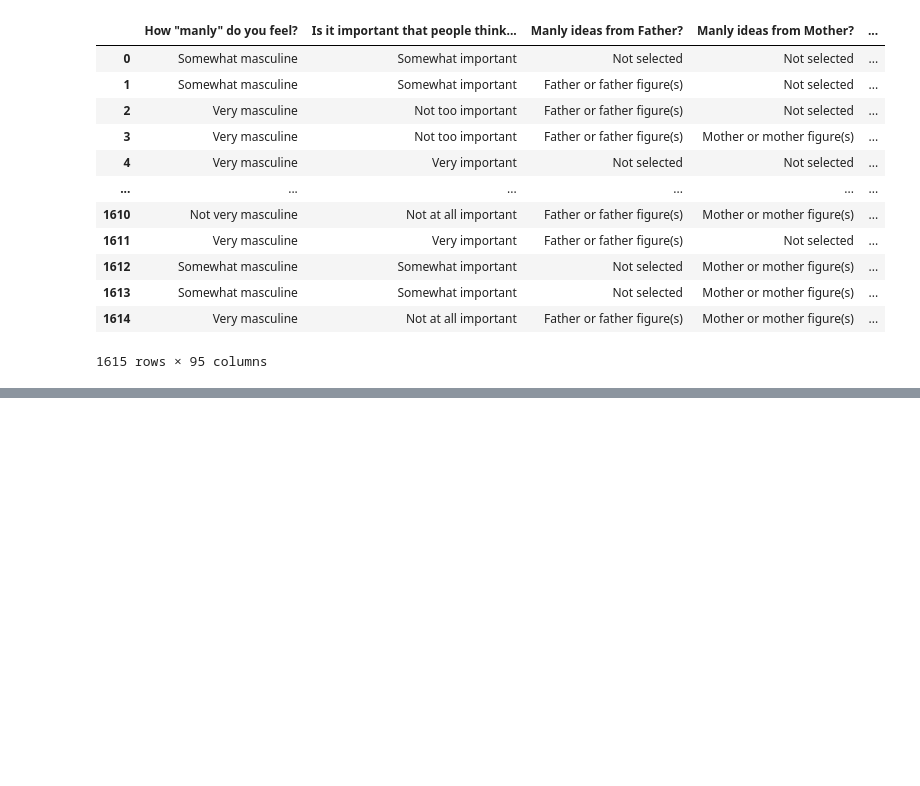
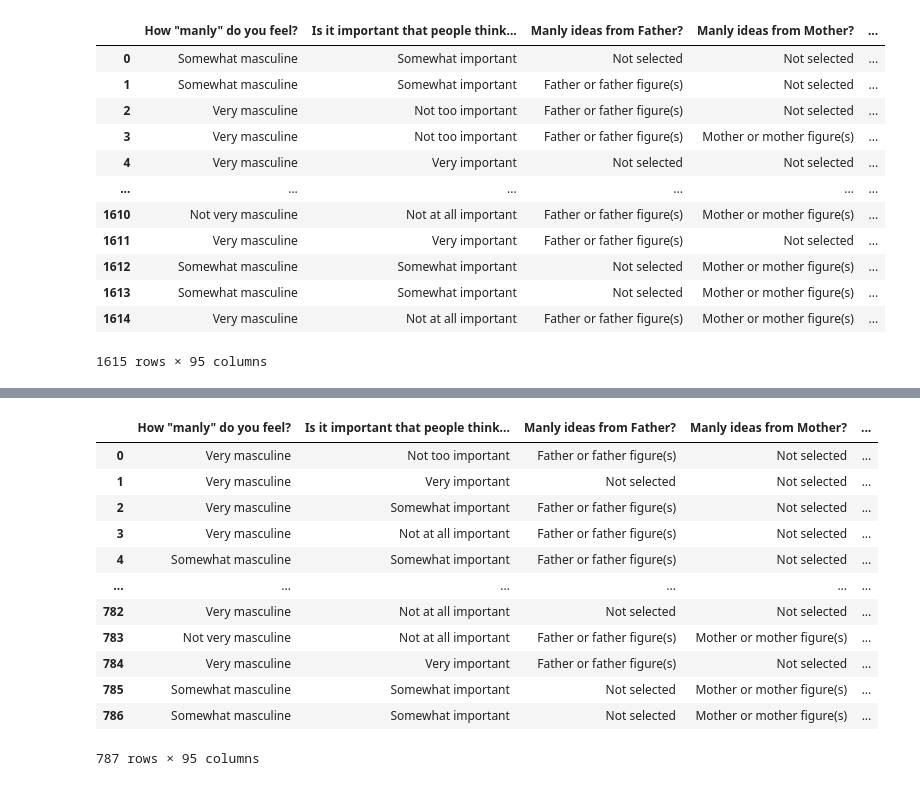
Before and after one commit to fraserrbarclay/Python-Data-Practicals, a Jupyter notebook: project/masculinity.ipynb, the cells around one changed output, grey strips where cells are left out. Saved outputs shown, nothing was run; the diff lists cells and outputs as text; code cells hidden in the pictures; blank space fills up the shorter version.

```diff
--- a/project/masculinity.ipynb
+++ b/project/masculinity.ipynb
@@ -104,0 +129,18 @@ array([nan, 'You weren?t sure it was sexual harassment',
+# %%
+df = df[df['sex pref 2'].str.contains("Straight")]
+df = df.reset_index(drop = True)
+df
+# %% [output]
+|  | How "manly" do you feel? | Is it important that people think... | Manly ideas from Father? | Manly ideas from Mother? | ... |
+| 0 | Very masculine | Not too important | Father or father figure(s) | Not selected | ... |
+| 1 | Very masculine | Very important | Not selected | Not selected | ... |
+| 2 | Very masculine | Somewhat important | Father or father figure(s) | Not selected | ... |
+| 3 | Very masculine | Not at all important | Father or father figure(s) | Not selected | ... |
+| 4 | Somewhat masculine | Somewhat important | Father or father figure(s) | Not selected | ... |
+| ... | ... | ... | ... | ... | ... |
+| 782 | Very masculine | Not at all important | Not selected | Not selected | ... |
+| 783 | Not very masculine | Not at all important | Father or father figure(s) | Mother or mother figure(s) | ... |
+| 784 | Very masculine | Very important | Father or father figure(s) | Not selected | ... |
+| 785 | Somewhat masculine | Somewhat important | Not selected | Mother or mother figure(s) | ... |
+| 786 | Somewhat masculine | Somewhat important | Not selected | Mother or mother figure(s) | ... |
+787 rows × 95 columns
```
Also changed, not shown: parts of 40 cells of this notebook.
